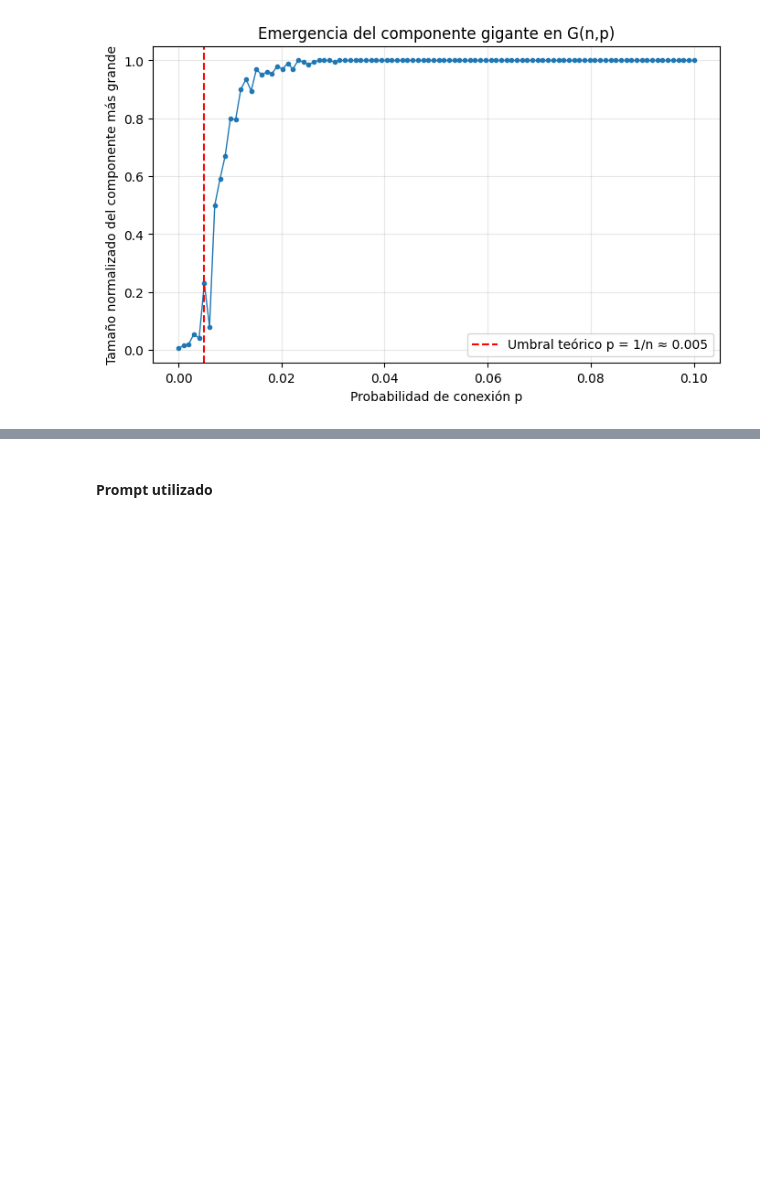
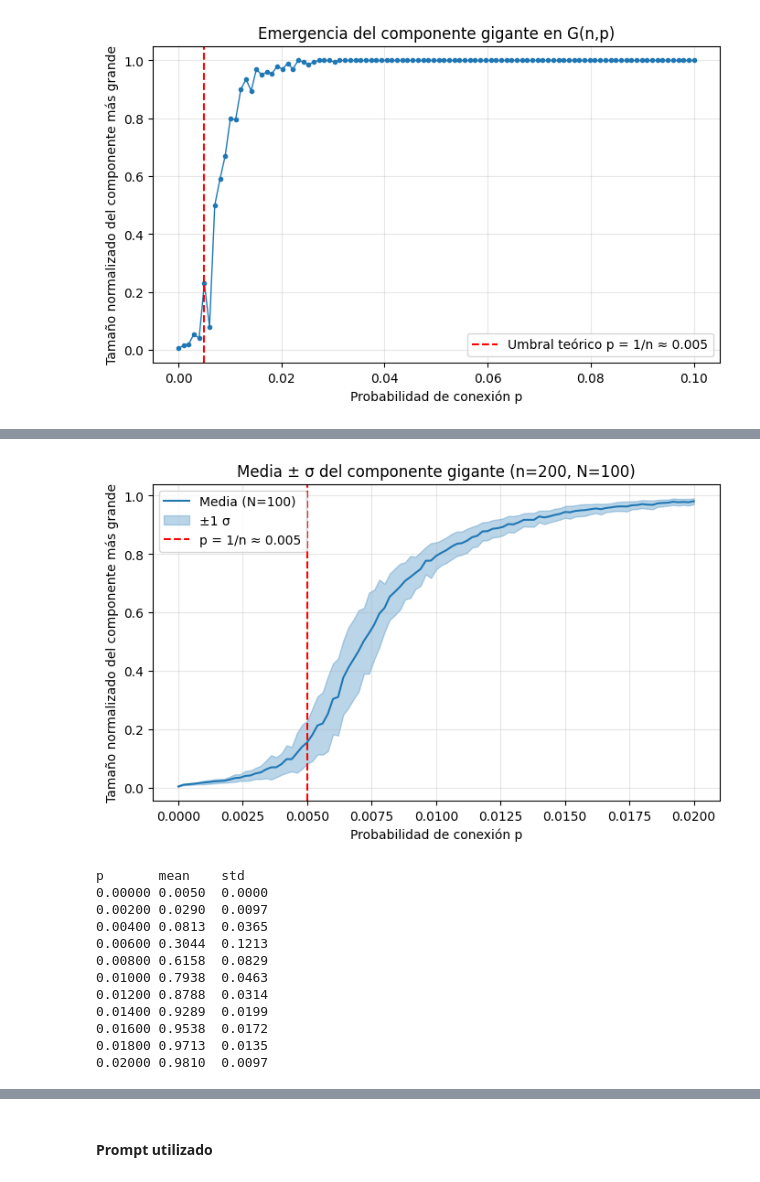
Before and after one commit to FabianKel/ModSim-LAB5, a Jupyter notebook: parte-2.ipynb, the cells around one changed output, grey strips where cells are left out. Cells and saved outputs as stored; diff of their text form; code cells hidden in the pictures; blank space fills up the shorter version.

```diff
--- a/parte-2.ipynb
+++ b/parte-2.ipynb
@@ -138 +125,59 @@ plt.show()
+# %%
+# Promedio y bandas de error para el tamaño del componente gigante
+import numpy as np
+import networkx as nx
+import matplotlib.pyplot as plt
+
+# Parámetros de muestreo
+N = 100                     # número de realizaciones por p
+ps_fine = np.linspace(0.0, 0.02, 101)  # malla fina alrededor de 1/n (n=200)
+rng = np.random.default_rng(12345)
+n = 200
+
+means = []
+stds = []
+
+for p in ps_fine:
+    vals = []
+    for i in range(N):
+        G = nx.erdos_renyi_graph(n=n, p=p, seed=int(rng.integers(0,1e9)))
+        comps = nx.connected_components(G)
+        giant = max(comps, key=len, default=set())
+        vals.append(len(giant)/n)
+    means.append(np.mean(vals))
+    stds.append(np.std(vals))
+
+means = np.array(means)
+stds = np.array(stds)
+pc = 1 / n
+
+plt.figure(figsize=(8,4.5))
+plt.plot(ps_fine, means, label=f'Media (N={N})', color='C0')
+plt.fill_between(ps_fine, means-stds, means+stds, color='C0', alpha=0.3, label='±1 σ')
+plt.axvline(pc, linestyle='--', color='red', label=f'p = 1/n ≈ {pc:.3f}')
+plt.xlabel('Probabilidad de conexión p')
+plt.ylabel('Tamaño normalizado del componente más grande')
+plt.title(f'Media ± σ del componente gigante (n={n}, N={N})')
+plt.grid(True, alpha=0.3)
+plt.legend()
+plt.show()
+
+# Mostrar algunos puntos de la tabla resumen
+print('p	mean	std')
+for p_i, m, s in zip(ps_fine[::10], means[::10], stds[::10]):
+    print(f'{p_i:.5f}	{m:.4f}	{s:.4f}')
+# %% [output]
+[figure, added]
+p       mean    std
+0.00000 0.0050  0.0000
+0.00200 0.0290  0.0097
+0.00400 0.0813  0.0365
+0.00600 0.3044  0.1213
+0.00800 0.6158  0.0829
+0.01000 0.7938  0.0463
+0.01200 0.8788  0.0314
+0.01400 0.9289  0.0199
+0.01600 0.9538  0.0172
+0.01800 0.9713  0.0135
+0.02000 0.9810  0.0097
 # %% [markdown]
```
Also changed, not shown: parts of 7 cells of this notebook.
